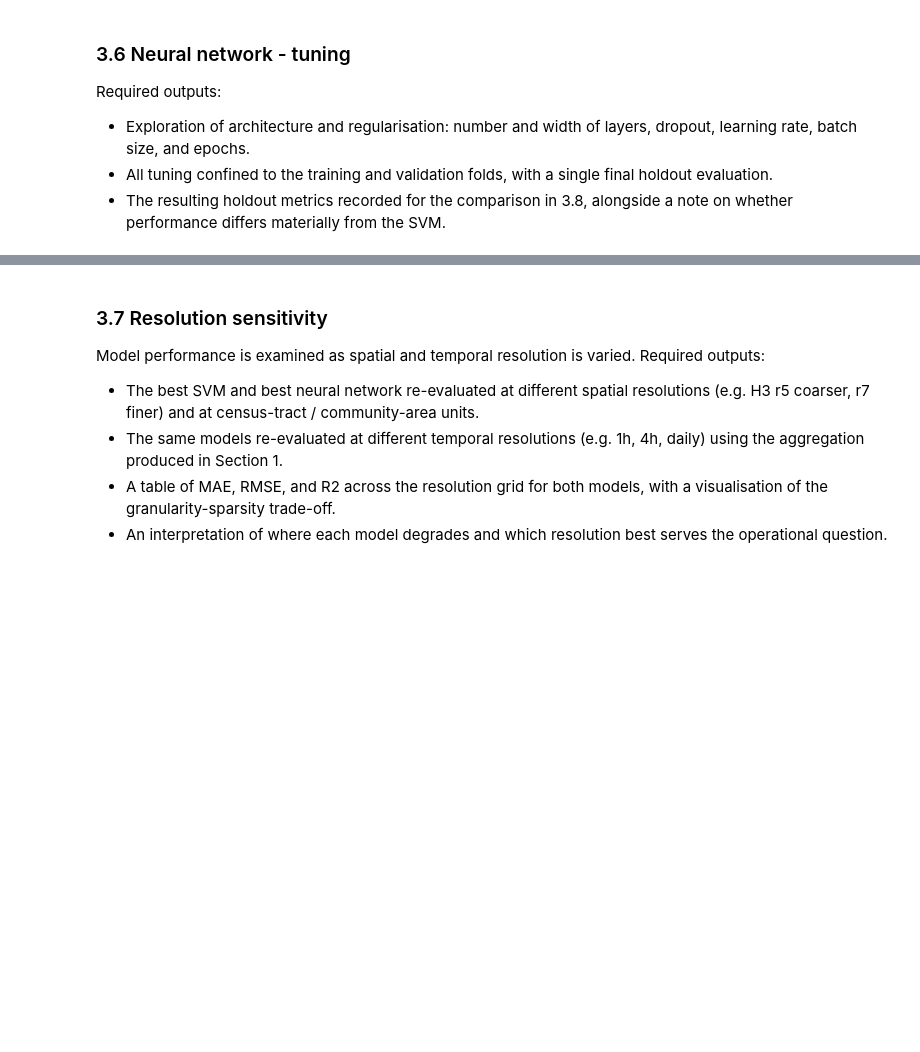
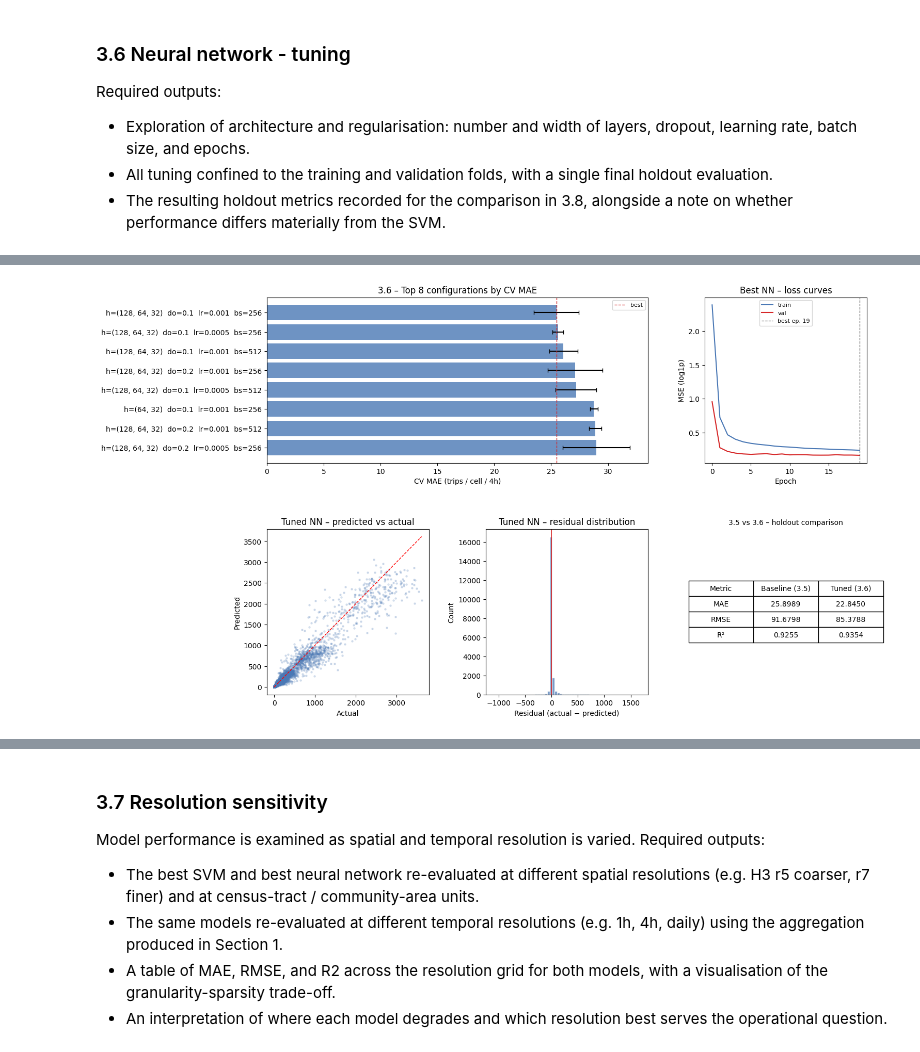
Before and after one commit to mariusmeurer/AAA-assignment, a Jupyter notebook: task3/Task3.ipynb, the cells around one changed output, grey strips where cells are left out. Saved outputs shown, nothing was run; the diff lists cells and outputs as text; code cells hidden in the pictures; blank space fills up the shorter version.

```diff
--- a/task3/Task3.ipynb
+++ b/task3/Task3.ipynb
@@ -598,0 +888,12 @@ Required outputs:
+# %%
+# Refit the best model on the full dev set and evaluate on the test set
+best_params = min(result, key=lambda x: x["MAE_mean"])["params"]
+
+print("Best hyperparameters:", best_params)
+best_est = make_estimator(PytorchRegressor(**best_params))
+best_est.fit(X_dev, y_dev)
+y_pred_best = best_est.predict(X_test)
+metrics_best = evaluate(y_test, y_pred_best)
+print("Best model test set performance:")
+for metric, value in metrics_best.items():
+    print(f"  {metric}: {value:.4f}")
@@ -598,0 +925,71 @@ Required outputs:
+# %%
+# Visualise the best model's predictions vs actuals
+result_df = pd.DataFrame(result).sort_values('MAE_mean').reset_index(drop=True)
+fig = plt.figure(figsize=(15, 10))
+gs  = gridspec.GridSpec(2, 3, figure=fig, hspace=0.40, wspace=0.35)
+
+# (a) CV MAE bar chart – top 8 configurations
+ax0 = fig.add_subplot(gs[0, :2])
+top8 = result_df.head(8).copy()
+top8["label"] = [
+    f"h={r.get('hidden_sizes')}  do={r.get('dropout')}  lr={r.get('lr')}  bs={int(r.get('batch_size'))}"
+    for r in top8.params
+]
+ax0.barh(top8["label"][::-1], top8["MAE_mean"][::-1],
+         xerr=top8["MAE_std"][::-1],
+         color="#4a78b5", alpha=0.8, capsize=3)
+ax0.axvline(result_df.iloc[0]["MAE_mean"], color="#d62728",
+            linestyle="--", linewidth=1, label="best")
+ax0.set(xlabel="CV MAE (trips / cell / 4h)",
+        title="3.6 – Top 8 configurations by CV MAE")
+ax0.legend(fontsize=8)
+
+# (b) Loss curves of the best model
+ax1 = fig.add_subplot(gs[0, 2])
+inner_best = best_est.regressor_.named_steps["model"]
+tr_b, vl_b, ep_b = inner_best.get_loss_history()
+ax1.plot(tr_b, label="train", color="#4a78b5")
+ax1.plot(vl_b, label="val",   color="#d62728")
+ax1.axvline(ep_b, color="#555", linestyle="--", linewidth=0.9,
+            label=f"best ep. {ep_b}")
+ax1.set(xlabel="Epoch", ylabel="MSE (log1p)",
+        title="Best NN – loss curves")
+ax1.legend(fontsize=8)
+
+# (c) Predicted vs actual (holdout)
+ax2 = fig.add_subplot(gs[1, 0])
+ypc = np.clip(y_pred_best, 0, None)
+ax2.scatter(y_test, ypc, alpha=0.2, s=5, color="#4a78b5")
+lim = max(y_test.max(), ypc.max())
+ax2.plot([0, lim], [0, lim], "r--", linewidth=1)
+ax2.set(xlabel="Actual", ylabel="Predicted",
+        title="Tuned NN – predicted vs actual")
+
+# (d) Residual distribution
+ax3 = fig.add_subplot(gs[1, 1])
+residuals = y_test.values - ypc
+ax3.hist(residuals, bins=60, color="#4a78b5", alpha=0.75, edgecolor="white")
+ax3.axvline(0, color="#d62728", linewidth=1.2)
+ax3.set(xlabel="Residual (actual − predicted)", ylabel="Count",
+        title="Tuned NN – residual distribution")
+
+# (e) Baseline vs tuned comparison table
+ax4 = fig.add_subplot(gs[1, 2])
+ax4.axis("off")
+table_data = [
+    ["Metric", "Baseline (3.5)", "Tuned (3.6)"],
+    ["MAE",    f"{metrics_nn_baseline['MAE']:.4f}",  f"{metrics_best['MAE']:.4f}"],
+    ["RMSE",   f"{metrics_nn_baseline['RMSE']:.4f}", f"{metrics_best['RMSE']:.4f}"],
+    ["R²",     f"{metrics_nn_baseline['R2']:.4f}",   f"{metrics_best['R2']:.4f}"],
+]
+tbl = ax4.table(cellText=table_data[1:], colLabels=table_data[0],
+                loc="center", cellLoc="center")
+tbl.auto_set_font_size(False)
+tbl.set_fontsize(10)
+tbl.scale(1.2, 1.8)
+ax4.set_title("3.5 vs 3.6 – holdout comparison", fontsize=10)
+
+plt.tight_layout()
+plt.show()
+# %% [output]
+[figure, added]
```
Also changed, not shown: parts of 19 cells of this notebook, 2 other files.
